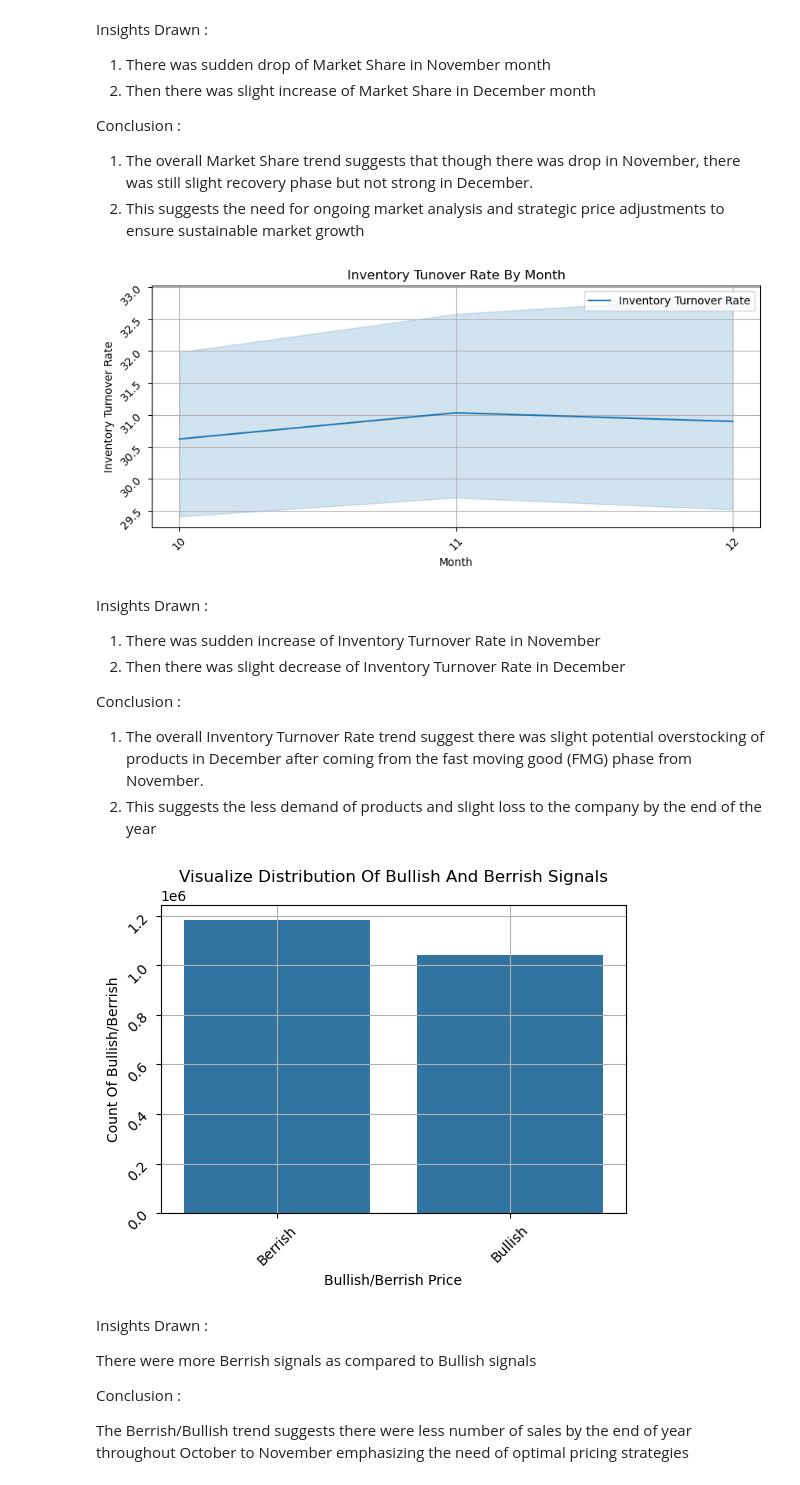
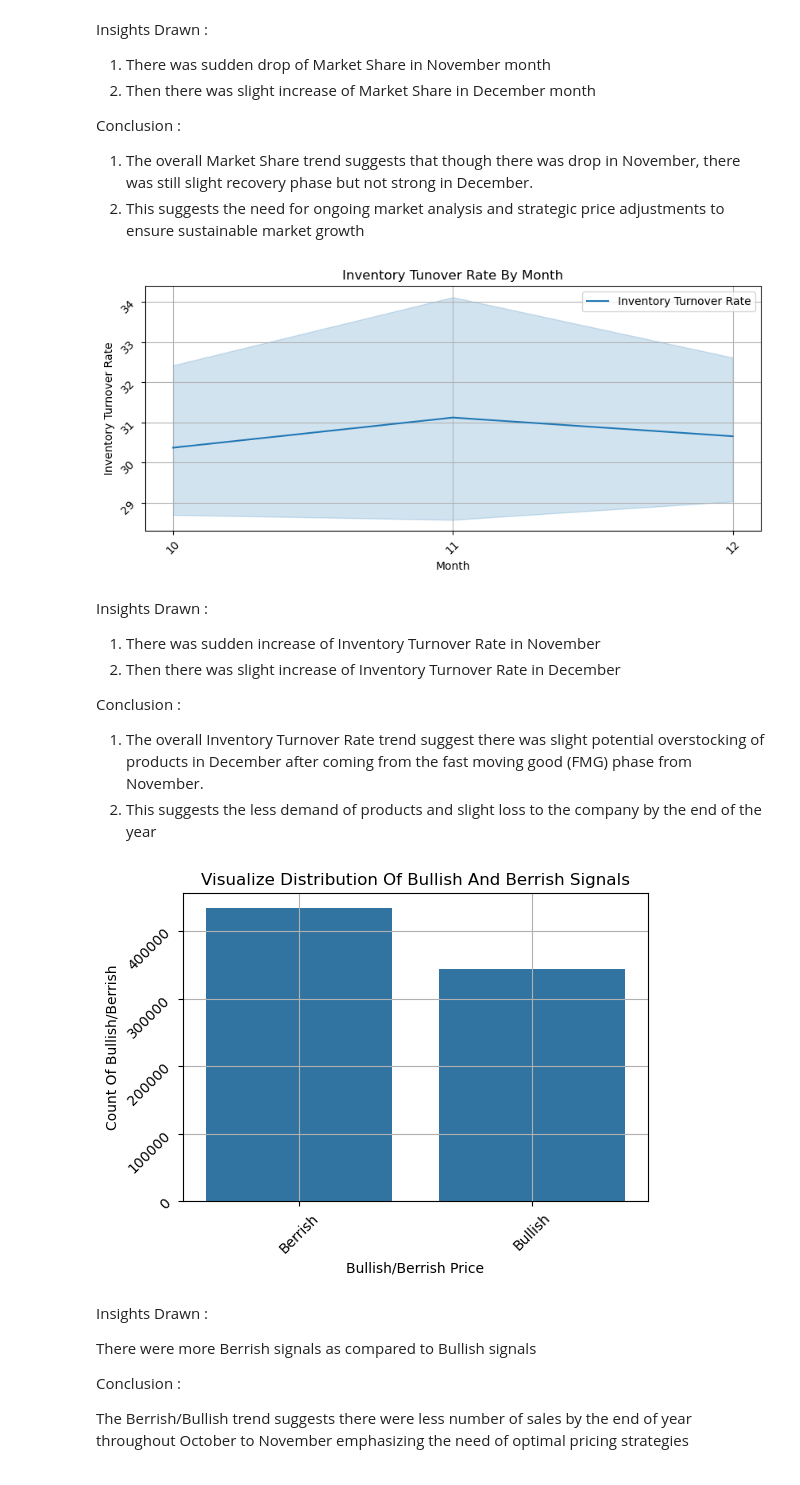
Before and after one commit to titu09/Capstone-Project, a Jupyter notebook: Short Term Price Optimization For Amazon.ipynb, the cells around one changed output. Drawn from its saved outputs; the diff is of its cells as text; code cells hidden in the pictures.

```diff
--- a/Short Term Price Optimization For Amazon.ipynb
+++ b/Short Term Price Optimization For Amazon.ipynb
@@ -84,23 +108,23 @@ data['Month'] = np.random.randint(10, 13, size=len(data))
 # %%
 # (B) Moving Average For Price
 # Short Term MA
-data['MA_50_Price'] = data['Price'].rolling(window = 50, min_periods = 1).mean()
+data_sample['MA_50_Price'] = data_sample['Price'].rolling(window = 50, min_periods = 1).mean()
 # Long Term MA
-data['MA_200_Price'] = data['Price'].rolling(window = 200, min_periods = 1).mean()
+data_sample['MA_200_Price'] = data_sample['Price'].rolling(window = 200, min_periods = 1).mean()
 # %%
 # (D) MA Signals Bullish / Berrish
 # If Short Term MA > Long Term MA meaning prices rising in Short Term as compared to Long Term thus Bullish signal else Berrish
-data['Bullish/Berrish_Price'] = np.where(data['MA_50_Price'] > data['MA_200_Price'], 'Bullish', 'Berrish')
+data_sample['Bullish/Berrish_Price'] = np.where(data_sample['MA_50_Price'] > data_sample['MA_200_Price'], 'Bullish', 'Berrish')
 # %% [markdown]
 3.2. CLEAN THE DATA
 # %% [markdown]
 (I) DROP NaN and inf Values FROM THE DATASET
 # %%
-data = data.dropna()
+data_sample = data_sample.dropna()
 # %% [markdown]
 (II) DROP UNNECESARY FEATURES SINCE FEATURE ENGINEERING IS COMPLETE AND NOT MORE NEEDED
 # %%
-data = data.drop(['Stars', 'Reviews', 'IsBestSeller', 'Brand Strength'], axis=1)
+data_sample = data_sample.drop(['title', 'Stars', 'Reviews', 'IsBestSeller', 'Brand Strength'], axis=1)
 # %% [markdown]
 STEP - 4 : PERFORM EXPLORATORY DATA ANALYSIS
 # %% [markdown]
@@ -299,7 +268,7 @@ Conclusion :
 2. This suggests the need for ongoing market analysis and strategic price adjustments to ensure sustainable market growth
 # %%
 plt.figure(figsize=(10, 4))
-sns.lineplot(x='Month', y='Inventory Turnover Rate', data=data, label='Inventory Turnover Rate')
+sns.lineplot(x='Month', y='Inventory Turnover Rate', data=data_sample, label='Inventory Turnover Rate')
 plt.title("Inventory Tunover Rate By Month")
 plt.xlabel("Month")
 plt.ylabel("Inventory Turnover Rate")
@@ -308,12 +277,12 @@ plt.yticks(rotation=45)
 plt.grid()
 plt.show()
 # %% [output]
-[figure, old version]
+[figure, new version]
 # %% [markdown]
 Insights Drawn :
 
 1. There was sudden increase of Inventory Turnover Rate in November
-2. Then there was slight decrease of Inventory Turnover Rate in December
+2. Then there was slight increase of Inventory Turnover Rate in December
 
 Conclusion :
 
@@ -321,16 +290,16 @@ Conclusion :
 2. This suggests the less demand of products and slight loss to the company by the end of the year
 # %%
 plt.figure(figsize = (6,4))
-sns.countplot(data = data, x = 'Bullish/Berrish_Price')
+sns.countplot(data = data_sample, x = 'Bullish/Berrish_Price')
 plt.xlabel('Bullish/Berrish Price')
 plt.ylabel('Count Of Bullish/Berrish')
 plt.title('Visualize Distribution Of Bullish And Berrish Signals')
 plt.grid()
 plt.xticks(rotation = 45)
 plt.yticks(rotation = 45)
 plt.show()
 # %% [output]
-[figure, old version]
+[figure, new version]
 # %% [markdown]
 Insights Drawn :
 
```
Also changed, not shown: parts of 113 cells of this notebook.
